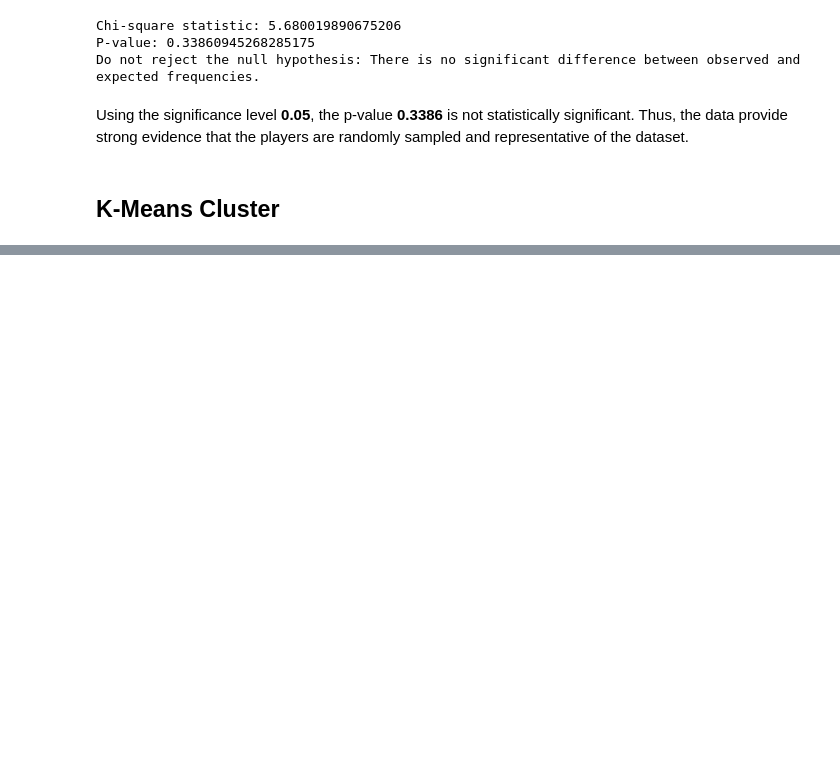
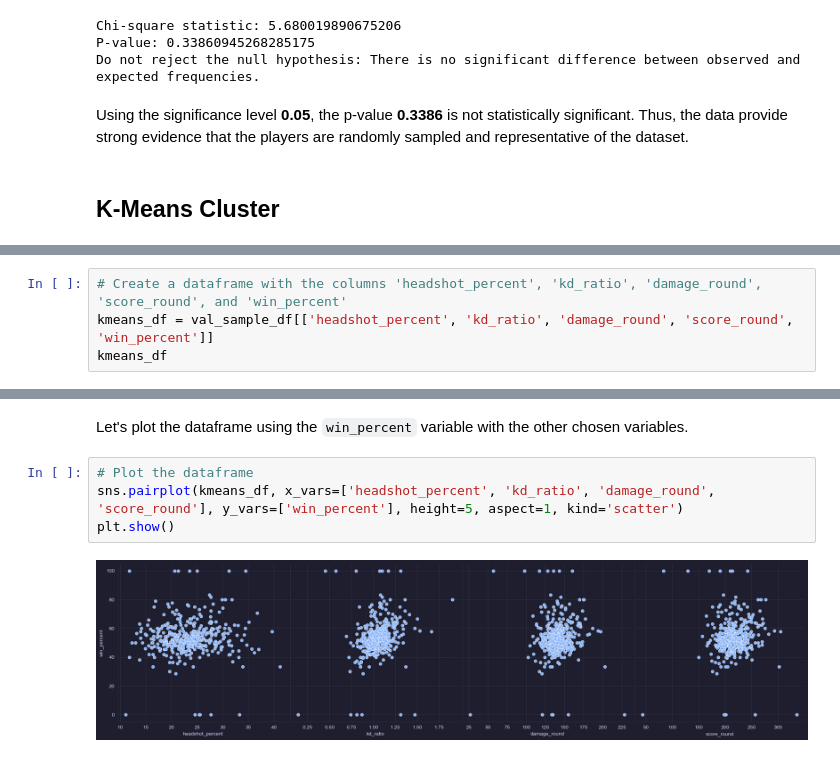
Before and after one commit to grahamogatia/valorant-statistical-modelling, a Jupyter notebook: [CSMODEL] Project - Case Study.ipynb, the cells around one changed output, grey strips where cells are left out. Saved outputs shown, nothing was run; the diff lists cells and outputs as text; blank space fills up the shorter version.

```diff
--- a/[CSMODEL] Project - Case Study.ipynb
+++ b/[CSMODEL] Project - Case Study.ipynb
@@ -2261,0 +2274,4 @@ Using the significance level **0.05**, the p-value **0.3386** is not statistical
+# %%
+# Create a dataframe with the columns 'headshot_percent', 'kd_ratio', 'damage_round', 'score_round', and 'win_percent'
+kmeans_df = val_sample_df[['headshot_percent', 'kd_ratio', 'damage_round', 'score_round', 'win_percent']]
+kmeans_df
@@ -2261,0 +2292,8 @@ Using the significance level **0.05**, the p-value **0.3386** is not statistical
+# %% [markdown]
+Let's plot the dataframe using the `win_percent` variable with the other chosen variables.
+# %%
+# Plot the dataframe
+sns.pairplot(kmeans_df, x_vars=['headshot_percent', 'kd_ratio', 'damage_round', 'score_round'], y_vars=['win_percent'], height=5, aspect=1, kind='scatter')
+plt.show()
+# %% [output]
+[figure, added]
```
Also changed, not shown: parts of 33 cells of this notebook.
